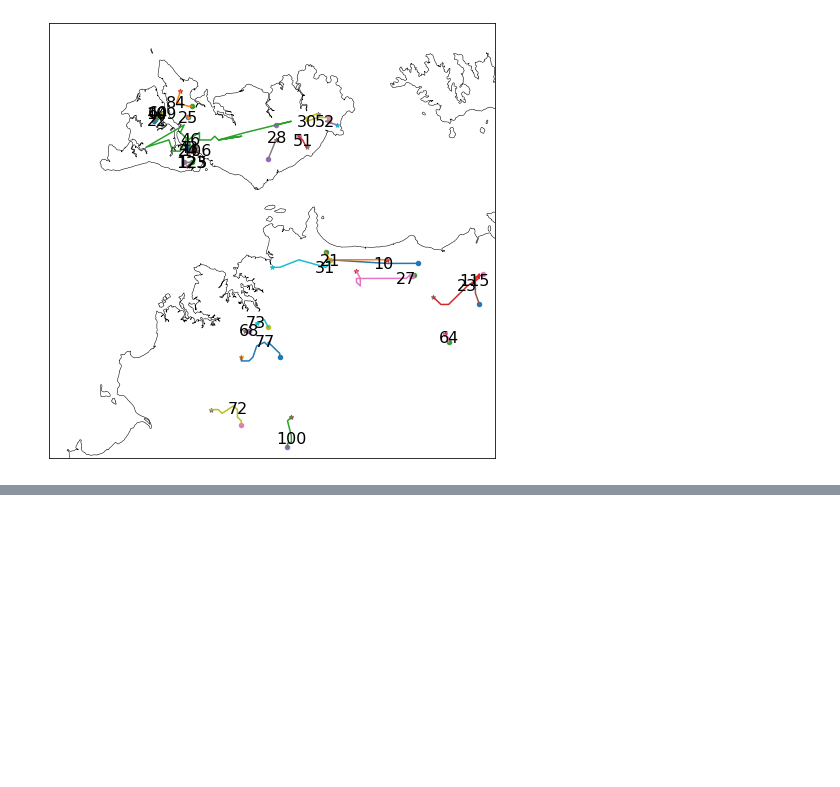
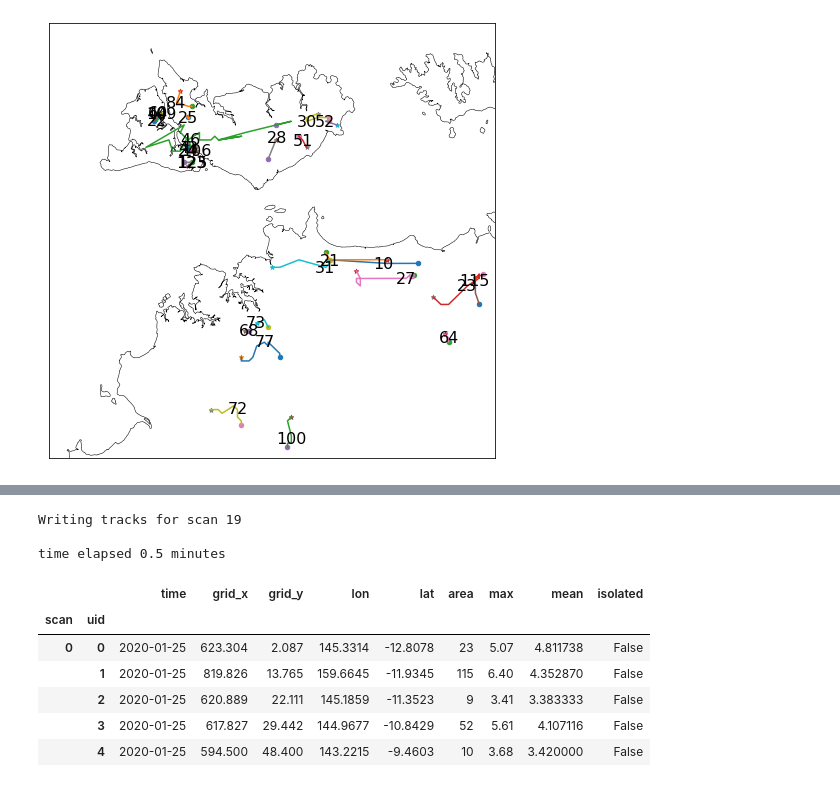
Before and after one commit to antarcticrainforest/tintX, a Jupyter notebook: examples/RainTracking.ipynb, the cells around one changed output, grey strips where cells are left out. Saved outputs shown, nothing was run; the diff lists cells and outputs as text; code cells hidden in the pictures; blank space fills up the shorter version.

```diff
--- a/examples/RainTracking.ipynb
+++ b/examples/RainTracking.ipynb
@@ -117,0 +201,31 @@ ax = plot_traj(RD.tracks, RD.lons, RD.lats, basemap_res='f', label=True, size=20
+# %%
+RD = RunDirectory('cmorph', dset.isel(time=slice(0, 20)),
+                  dset.lon,
+                  dset.lat)
+RD.params['MIN_SIZE'] = 8
+RD.params['FIELD_THRESH'] = 3
+RD.params['ISO_THRESH'] = 10
+RD.params['ISO_SMOOTH'] = 10
+RD.params['SEARCH_MARGIN'] = 8750
+RD.params['FLOW_MARGIN'] = 1750
+RD.params['MAX_DISPARITY'] = 999
+RD.params['MAX_FLOW_MAG ']= 5000
+RD.params['MAX_SHIFT_DISP'] = 1000
+suffix = '%s-%s'%(RD.start.strftime('%Y_%m_%d_%H'),
+                  RD.end.strftime('%Y_%m_%d_%H'))
+track_file = trackdir / f'cmorph_tracks_{suffix}.h5'
+ncells = RD.get_tracks()
+# %% [output]
+Writing tracks for scan 19
+
+time elapsed 0.5 minutes
+# %%
+RD.tracks.head()
+# %% [output]
+|  |  | time | grid_x | grid_y | lon | lat | area | max | mean | isolated |
+| scan | uid |  |  |  |  |  |  |  |  |  |
+| 0 | 0 | 2020-01-25 | 623.304 | 2.087 | 145.3314 | -12.8078 | 23 | 5.07 | 4.811738 | False |
+|  | 1 | 2020-01-25 | 819.826 | 13.765 | 159.6645 | -11.9345 | 115 | 6.40 | 4.352870 | False |
+|  | 2 | 2020-01-25 | 620.889 | 22.111 | 145.1859 | -11.3523 | 9 | 3.41 | 3.383333 | False |
+|  | 3 | 2020-01-25 | 617.827 | 29.442 | 144.9677 | -10.8429 | 52 | 5.61 | 4.107116 | False |
+|  | 4 | 2020-01-25 | 594.500 | 48.400 | 143.2215 | -9.4603 | 10 | 3.68 | 3.420000 | False |
```
Also changed, not shown: parts of 13 cells of this notebook, 34 other files.
